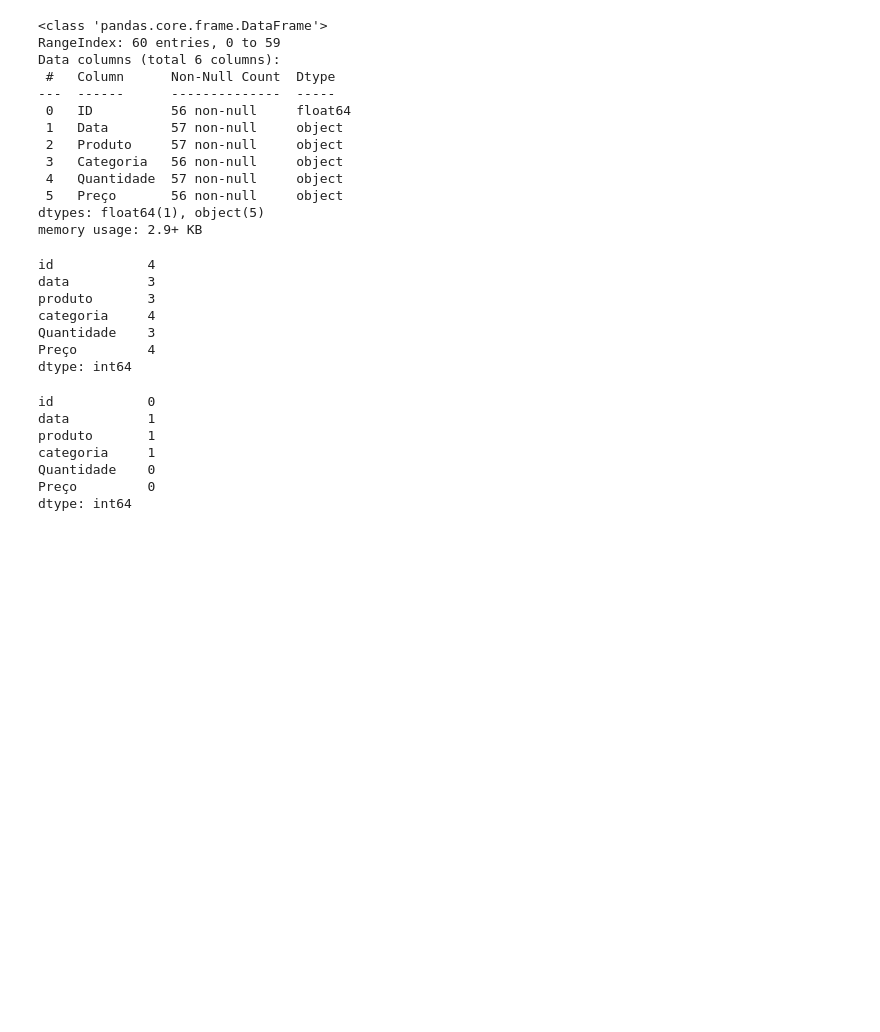
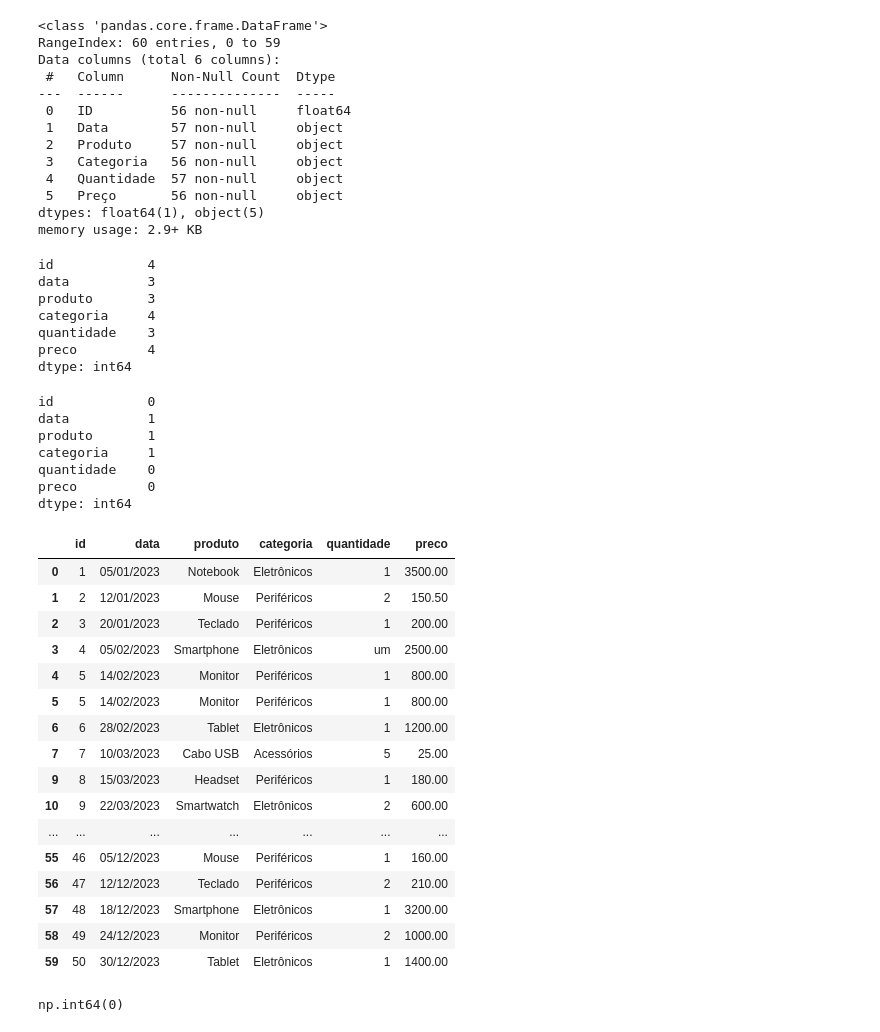
Before and after one commit to alexandre-joaquim/Teste_Analytics_AlexandreJoaquim, a Jupyter notebook: tratar_dados.ipynb, the cells around one changed output. Cells and saved outputs as stored; diff of their text form; code cells hidden in the pictures; blank space fills up the shorter version.

```diff
--- a/tratar_dados.ipynb
+++ b/tratar_dados.ipynb
@@ -73,19 +78,24 @@ Data columns (total 6 columns):
 dtypes: float64(1), object(5)
 memory usage: 2.9+ KB
 # %%
+#renomeando e padronizando o cabeçalho
+
 df = df.rename(columns={"ID":"id",
                "Data":"data",
                "Produto":"produto",
                "Categoria":"categoria",
-               "preço":"preco"})
+               "Quantidade":"quantidade",
+               "Preço":"preco"})
 # %%
+#Verificando missing value
+
 df.isnull().sum()
 # %% [output]
 id            4
 data          3
 produto       3
 categoria     4
-Quantidade    3
-Preço         4
+quantidade    3
+preco         4
 dtype: int64
 # %%
@@ -97,6 +108,6 @@ id            0
 data          1
 produto       1
 categoria     1
-Quantidade    0
-Preço         0
+quantidade    0
+preco         0
 dtype: int64
@@ -115,0 +114,21 @@ numeros = {
+# %%
+#Visualizando resultado
+df
+# %% [output]
+|  | id | data | produto | categoria | quantidade | preco |
+| 0 | 1 | 05/01/2023 | Notebook | Eletrônicos | 1 | 3500.00 |
+| 1 | 2 | 12/01/2023 | Mouse | Periféricos | 2 | 150.50 |
+| 2 | 3 | 20/01/2023 | Teclado | Periféricos | 1 | 200.00 |
+| 3 | 4 | 05/02/2023 | Smartphone | Eletrônicos | um | 2500.00 |
+| 4 | 5 | 14/02/2023 | Monitor | Periféricos | 1 | 800.00 |
+| 5 | 5 | 14/02/2023 | Monitor | Periféricos | 1 | 800.00 |
+| 6 | 6 | 28/02/2023 | Tablet | Eletrônicos | 1 | 1200.00 |
+| 7 | 7 | 10/03/2023 | Cabo USB | Acessórios | 5 | 25.00 |
+| 9 | 8 | 15/03/2023 | Headset | Periféricos | 1 | 180.00 |
+| 10 | 9 | 22/03/2023 | Smartwatch | Eletrônicos | 2 | 600.00 |
+| ... | ... | ... | ... | ... | ... | ... |
+| 55 | 46 | 05/12/2023 | Mouse | Periféricos | 1 | 160.00 |
+| 56 | 47 | 12/12/2023 | Teclado | Periféricos | 2 | 210.00 |
+| 57 | 48 | 18/12/2023 | Smartphone | Eletrônicos | 1 | 3200.00 |
+| 58 | 49 | 24/12/2023 | Monitor | Periféricos | 2 | 1000.00 |
+| 59 | 50 | 30/12/2023 | Tablet | Eletrônicos | 1 | 1400.00 |
@@ -115,0 +138,7 @@ numeros = {
+# %%
+#Removendo Duplicatas do Id. Não deve haver ID duplicado
+
+df = df.drop_duplicates(['id'])
+df.duplicated().sum()
+# %% [output]
+np.int64(0)
```
Also changed, not shown: parts of 16 cells of this notebook, 3 other files.
